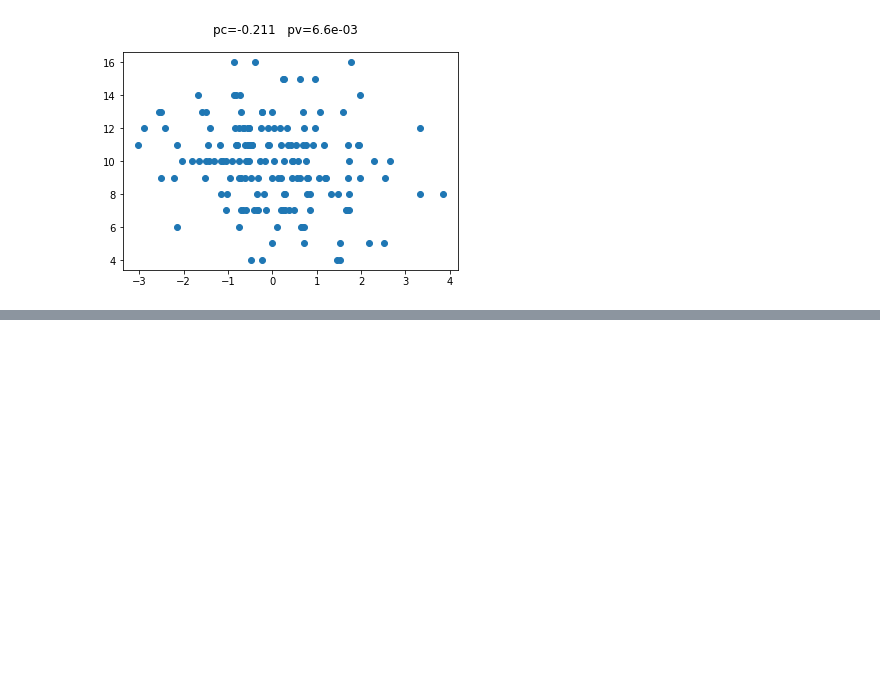
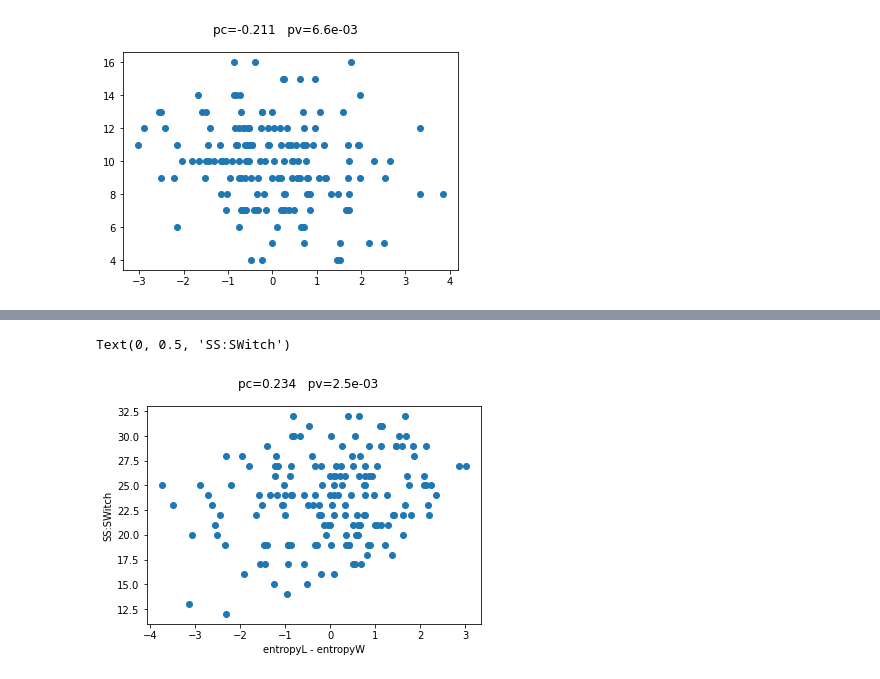
Before and after one commit to AraiKensuke/AIiRPS, a Jupyter notebook: PredictAQshort.ipynb, the cells around one changed output, grey strips where cells are left out. Drawn from its saved outputs; the diff is of its cells as text; code cells hidden in the pictures; blank space fills up the shorter version.

```diff
--- a/PredictAQshort.ipynb
+++ b/PredictAQshort.ipynb
@@ -671,0 +684,12 @@ Text(0, 0.5, 'Number Patterns')
+# %%
+
+
+eTmUs = entropyTs - entropyUs
+_plt.scatter(eTmUs[ths], imag[ths])
+pc, pv = _ss.pearsonr(eTmUs[ths], imag[ths])
+_plt.suptitle("pc=%(pc).3f   pv=%(pv).1e" % {"pc" : pc, "pv" : pv})
+_plt.xlabel("entropyL - entropyW")
+_plt.ylabel("SS:SWitch")
+# %% [output]
+Text(0, 0.5, 'SS:SWitch')
+[figure, added]
```
Also changed, not shown: parts of 3 cells of this notebook.
